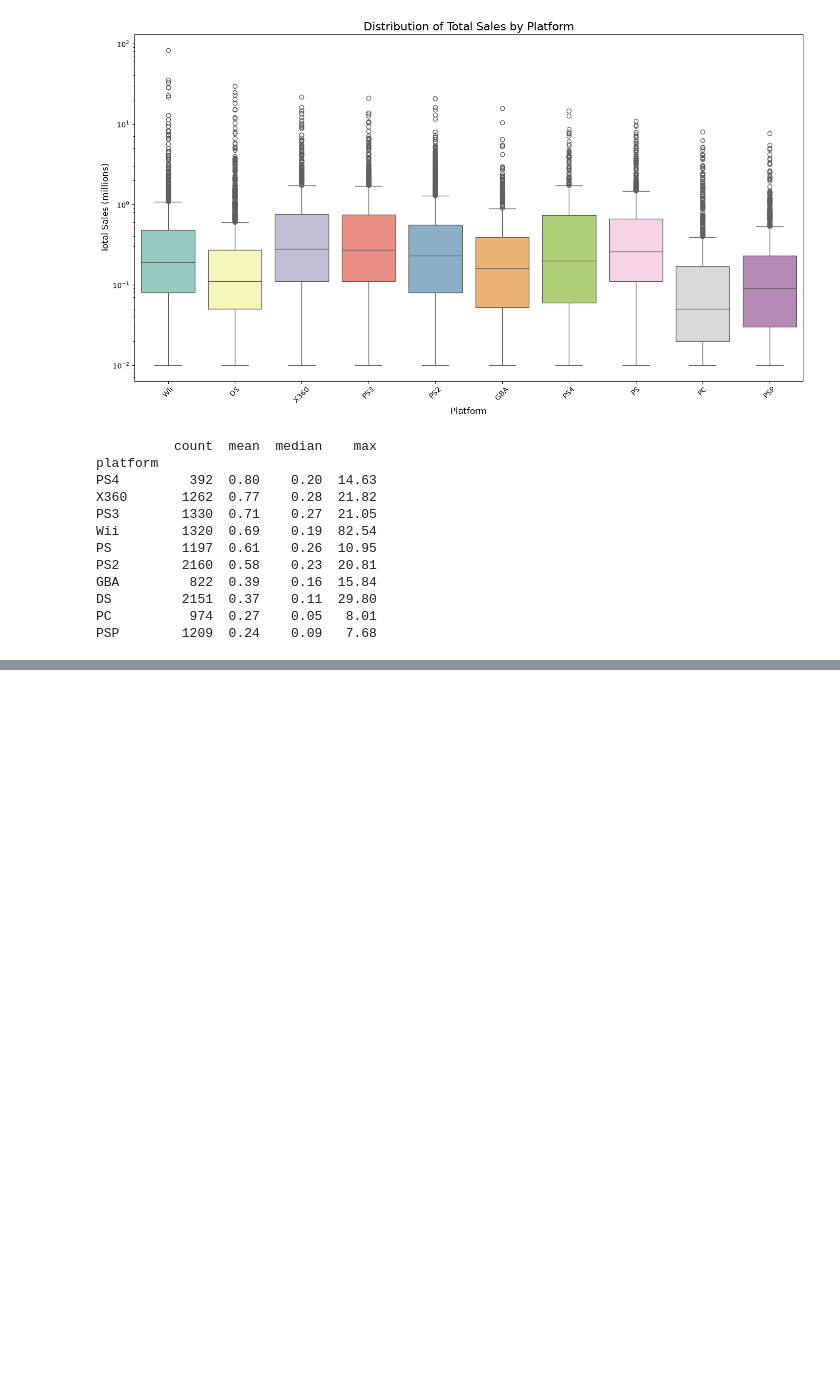
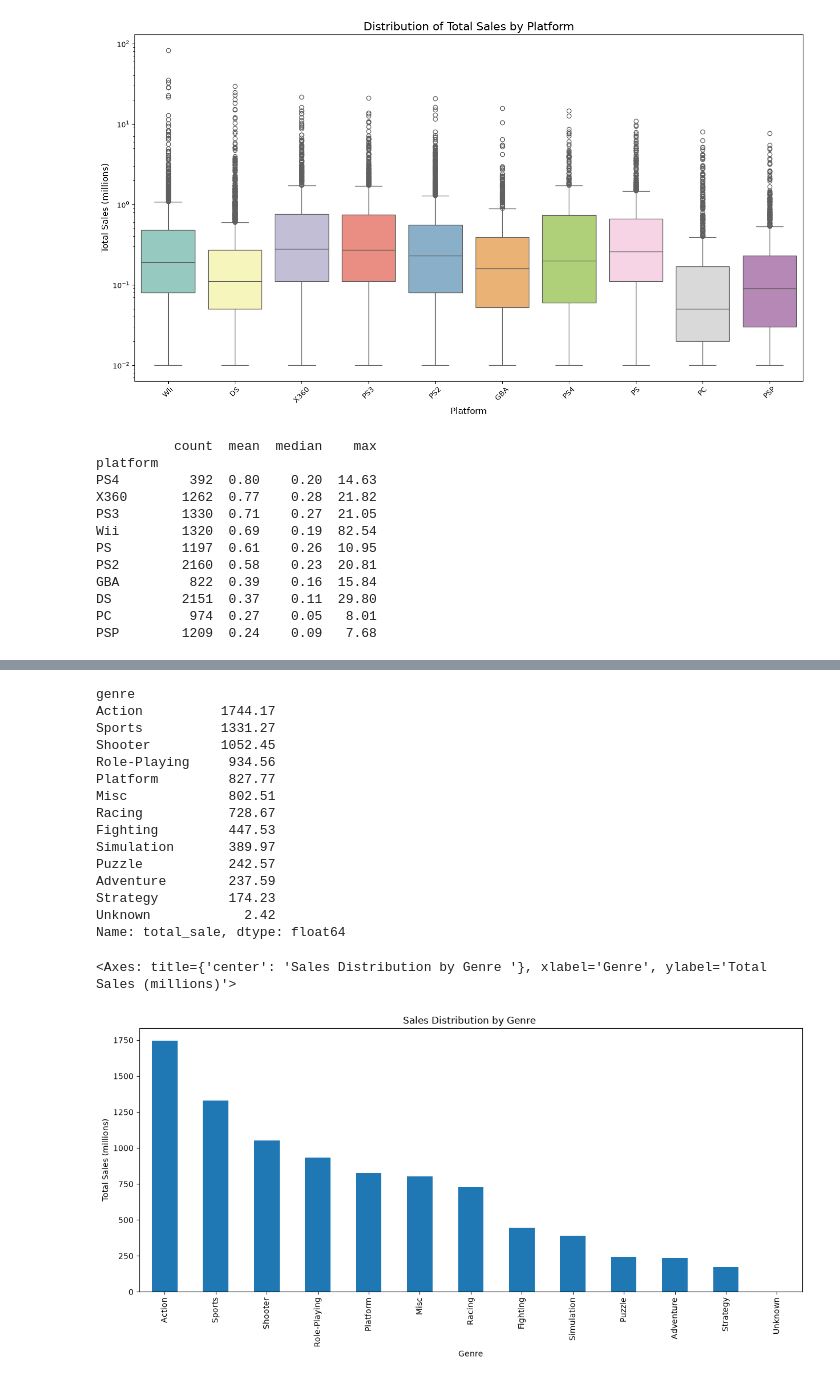
Before and after one commit to rbashiri/videogame_project, a Jupyter notebook: data_analysis.ipynb, the cells around one changed output, grey strips where cells are left out. Drawn from its saved outputs; the diff is of its cells as text; code cells hidden in the pictures; blank space fills up the shorter version.

```diff
--- a/data_analysis.ipynb
+++ b/data_analysis.ipynb
@@ -410,0 +562,35 @@ PSP        1209  0.24    0.09   7.68
+# %%
+# Take a look at the general distribution of games by genre. What can we say about the most profitable genres? Can you generalize about genres with high and low sales?
+# create a table platform, genre, total sale
+genre_profit = (videogame.groupby(['genre'])['total_sale'].sum()
+              .sort_values(ascending= False)
+              .fillna(0))
+
+
+print(genre_profit)
+# Bar chart
+genre_profit.plot(
+    kind='bar',
+    title='Sales Distribution by Genre ',
+    xlabel='Genre',
+    ylabel='Total Sales (millions)',
+    rot=90,
+    figsize=(15, 6))
+# %% [output]
+genre
+Action          1744.17
+Sports          1331.27
+Shooter         1052.45
+Role-Playing     934.56
+Platform         827.77
+Misc             802.51
+Racing           728.67
+Fighting         447.53
+Simulation       389.97
+Puzzle           242.57
+Adventure        237.59
+Strategy         174.23
+Unknown            2.42
+Name: total_sale, dtype: float64
+<Axes: title={'center': 'Sales Distribution by Genre '}, xlabel='Genre', ylabel='Total Sales (millions)'>
+[figure, added]
```
Also changed, not shown: parts of 6 cells of this notebook, 3 other files.
